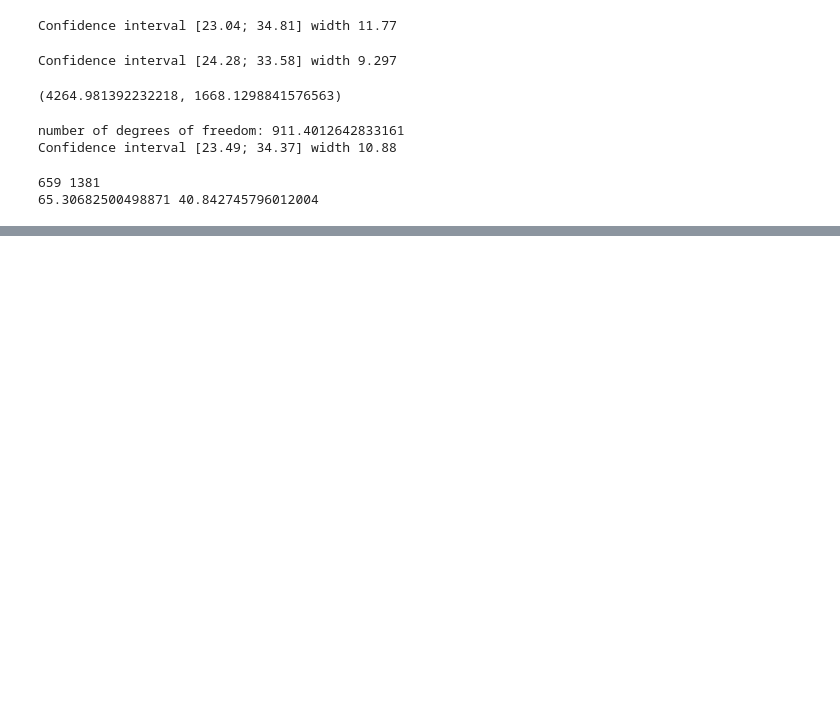
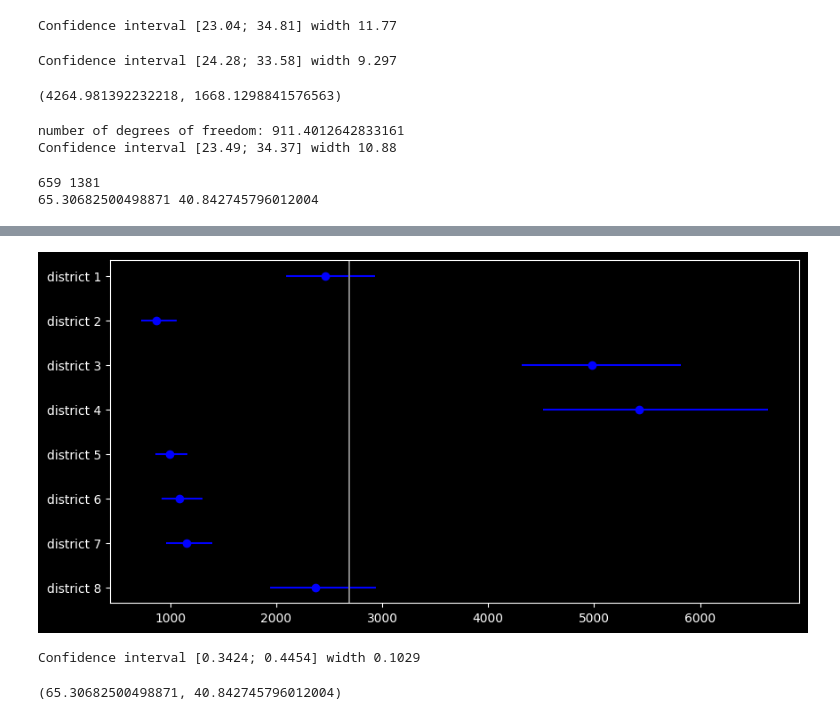
Before and after one commit to ekomissarov/data-analysis, a Jupyter notebook: 13_confidence_intervals_exact.ipynb, the cells around one changed output, grey strips where cells are left out. Saved outputs shown, nothing was run; the diff lists cells and outputs as text; code cells hidden in the pictures; blank space fills up the shorter version.

Commit message:
added ci for difference mean and variances

```diff
--- a/13_confidence_intervals_exact.ipynb
+++ b/13_confidence_intervals_exact.ipynb
@@ -206,7 +206,7 @@ df_agg
 | district 7 | 114.230088 | 33.897495 | 226 | 2.597856 | 5.857718 |
 | district 8 | 136.744444 | 48.639263 | 180 | 2.603574 | 9.438884 |
 # %%
-def plot_simple_intervals(centers, step, labels, mu_hat):
+def plot_simple_intervals(centers, step, labels, tetta_hat):
     plt.figure(figsize=(10,5))
     plt.errorbar(centers,  #x
                  np.arange(centers.size-1, -1, -1),  #y
@@ -219,13 +219,13 @@ def plot_simple_intervals(centers, step, labels, mu_hat):
         np.arange(centers.size-1, -1, -1),
         labels
     );
-    plt.axvline(mu_hat, 0, color='grey');
+    plt.axvline(tetta_hat, 0, color='grey');
 
 
 plot_simple_intervals(centers = df_agg['mean'],
                       step = df_agg['step'],
                       labels = df_agg.index,
-                      mu_hat = df.price.mean())
+                      tetta_hat = df.price.mean())
 # %% [output]
 [figure]
 # %%
@@ -292,0 +313,12 @@ print(x.std(), y.std())
+# %%
+#exact intervals for variance for some groups
+df_agg = df.groupby('code')['price'].agg(['var', 'count'])
+
+alpha = 0.05
+df_agg['ch_l'] = df_agg['count'].apply(lambda w: sts.chi2.ppf(1-alpha/2, df = w - 1))
+df_agg['ch_u'] = df_agg['count'].apply(lambda w: sts.chi2.ppf(alpha/2, df = w - 1))
+
+df_agg['left'] =  (df_agg['count'] - 1) * df_agg['var']/df_agg['ch_l']
+df_agg['right'] =  (df_agg['count'] - 1) * df_agg['var']/df_agg['ch_u']
+
+df_agg
@@ -292,0 +336,33 @@ print(x.std(), y.std())
+# %%
+plot_simple_intervals(centers = df_agg['var'],
+                      step = np.array([
+                          df_agg['var'].values-df_agg['left'].values,
+                          df_agg['right'].values-df_agg['var'].values,
+                      ]),
+                      labels = df_agg.index,
+                      tetta_hat = df.price.var())
+
+#max interval for price variance in district 4, means that we'll find the most diverse offers there
+# %% [output]
+[figure, added]
+# %%
+#confidence interval for the ratio of variances
+alpha = 0.05
+
+x = df[df.brick == 1].price.values  #monolithic
+y = df[df.brick == 0].price.values  #panel
+
+n, m = x.size - 1, y.size - 1
+sn, sm = x.var(), y.var()
+
+left = sm / sn * sts.f(n, m).ppf(alpha/2)
+right = sm / sn * sts.f(n, m).ppf(1 - alpha/2)
+
+print("Confidence interval [{:.4}; {:.4}] width {:.4}".format(left, right, right - left))
+# 1 not in confidence interval
+# %% [output]
+Confidence interval [0.3424; 0.4454] width 0.1029
+# %%
+x.std(), y.std()
+# %% [output]
+(65.30682500498871, 40.842745796012004)
```
Also changed, not shown: parts of 7 cells of this notebook.
